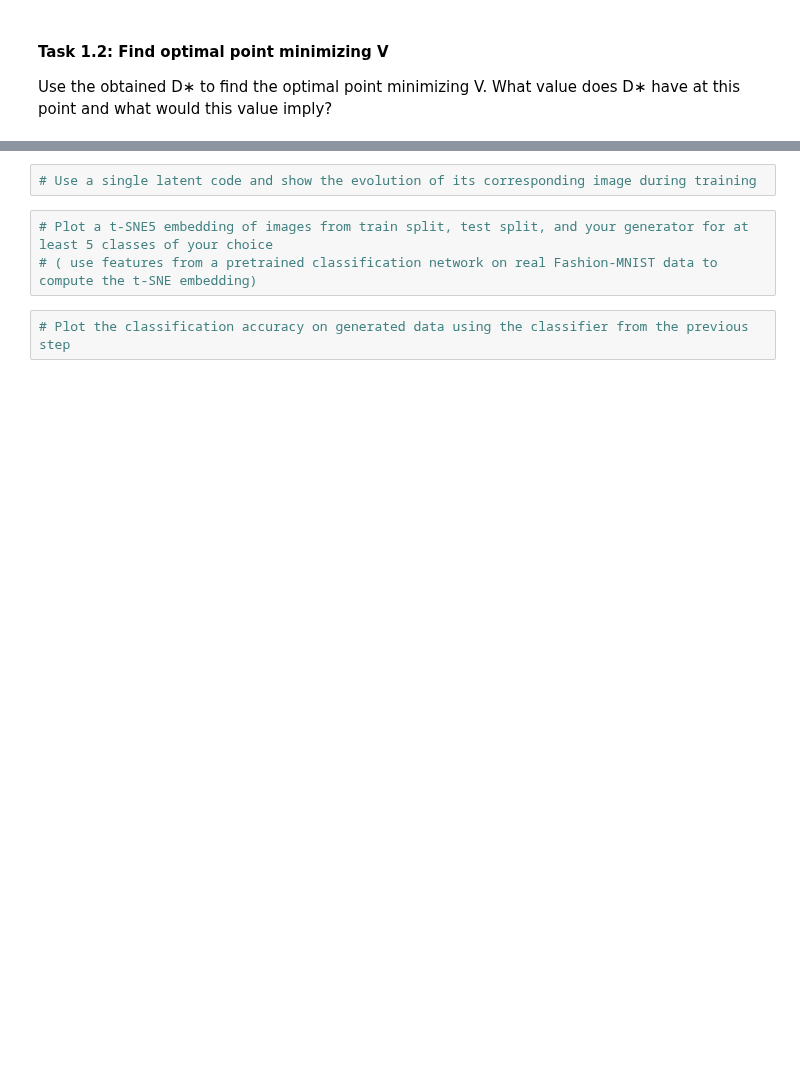
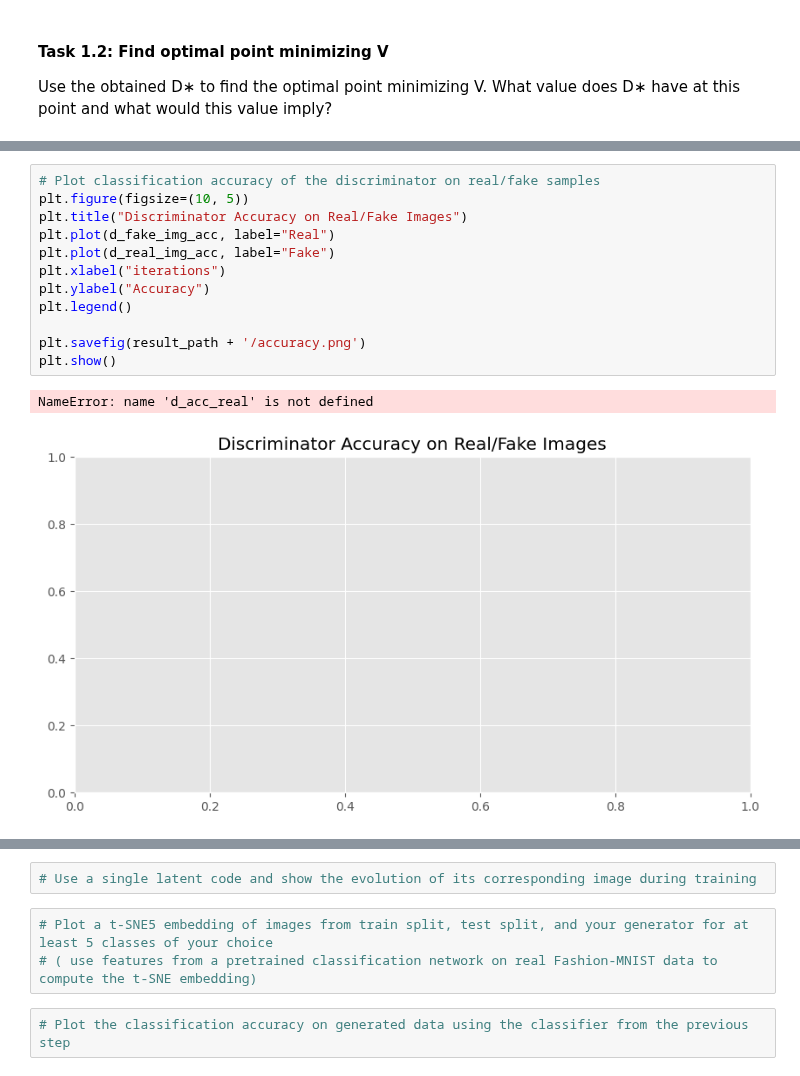
Before and after one commit to JaninaMattes/GAI-Visual-Synthesis, a Jupyter notebook: 08_GAN_exercise/Exercise08.ipynb, the cells around one changed output, grey strips where cells are left out. Drawn from its saved outputs; the diff is of its cells as text; blank space fills up the shorter version.

```diff
--- a/08_GAN_exercise/Exercise08.ipynb
+++ b/08_GAN_exercise/Exercise08.ipynb
@@ -88,0 +394,15 @@ Extracting ./data/FashionMNIST/raw/t10k-labels-idx1-ubyte.gz to ./data/FashionMN
+# %%
+# Plot classification accuracy of the discriminator on real/fake samples
+plt.figure(figsize=(10, 5))
+plt.title("Discriminator Accuracy on Real/Fake Images")
+plt.plot(d_fake_img_acc, label="Real")
+plt.plot(d_real_img_acc, label="Fake")
+plt.xlabel("iterations")
+plt.ylabel("Accuracy")
+plt.legend()
+
+plt.savefig(result_path + '/accuracy.png')
+plt.show()
+# %% [output]
+NameError: name 'd_acc_real' is not defined
+[figure, added]
```
Also changed, not shown: parts of 17 cells of this notebook, 9 other files.
